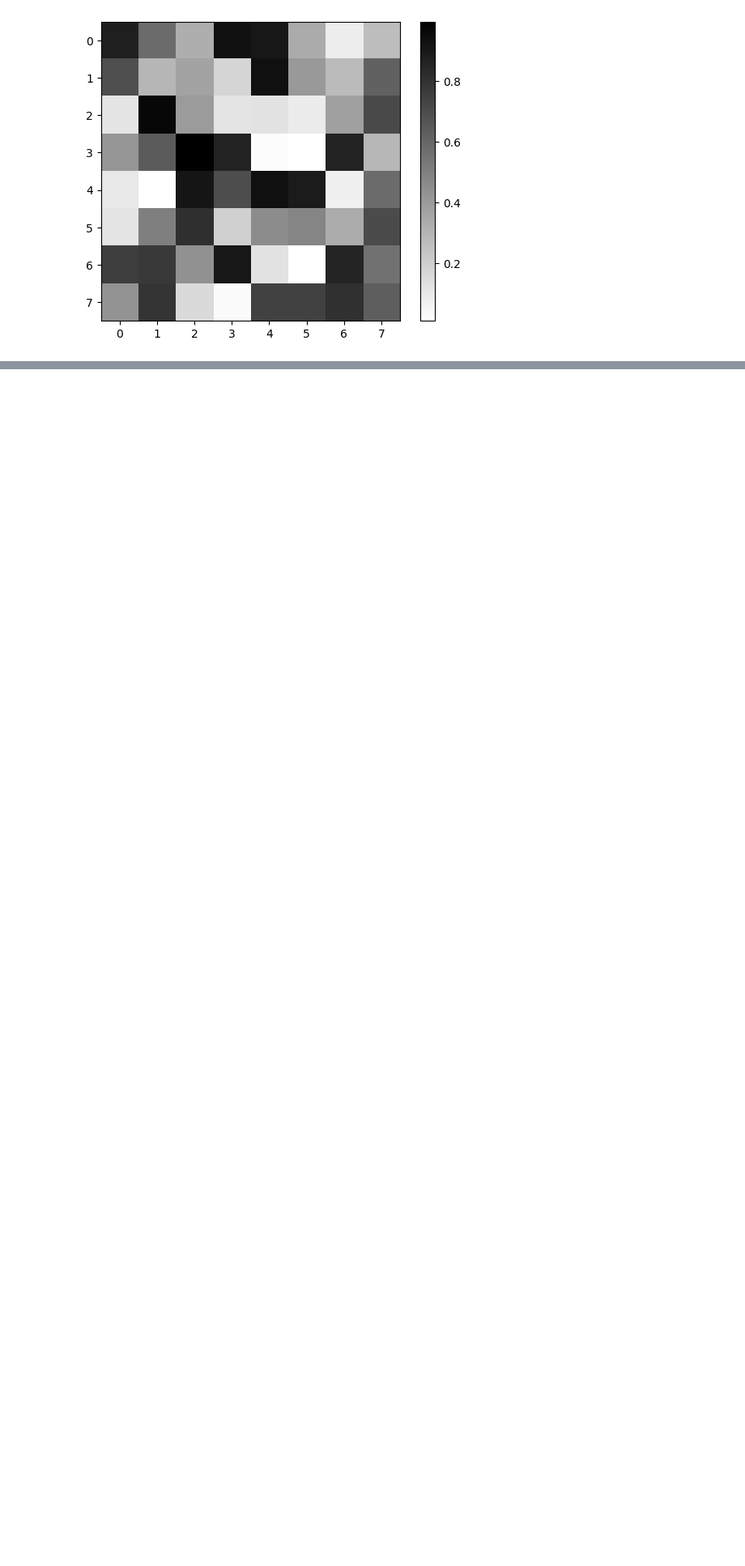
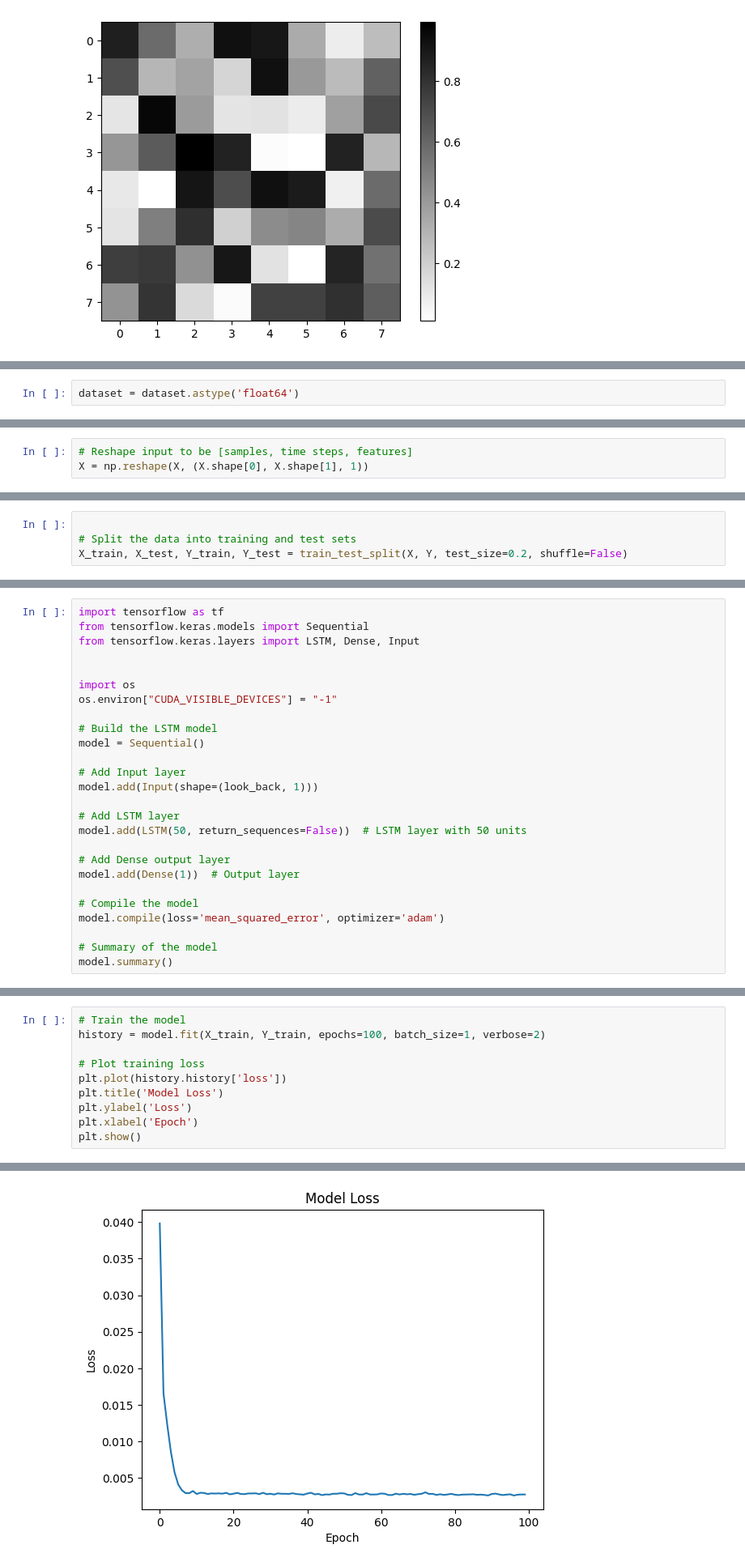
Before and after one commit to Yavar-Azar/ML_Course, a Jupyter notebook: Introduction/session1.ipynb, the cells around one changed output, grey strips where cells are left out. Shown at 81% size. Cells and saved outputs as stored; diff of their text form; blank space fills up the shorter version.

```diff
--- a/Introduction/session1.ipynb
+++ b/Introduction/session1.ipynb
@@ -74,0 +130,2 @@ plt.imshow(two_d, cmap='binary'), plt.colorbar()
+# %%
+dataset = dataset.astype('float64')
@@ -74,0 +173,3 @@ plt.imshow(two_d, cmap='binary'), plt.colorbar()
+# %%
+# Reshape input to be [samples, time steps, features]
+X = np.reshape(X, (X.shape[0], X.shape[1], 1))
@@ -74,0 +180,4 @@ plt.imshow(two_d, cmap='binary'), plt.colorbar()
+# %%
+
+# Split the data into training and test sets
+X_train, X_test, Y_train, Y_test = train_test_split(X, Y, test_size=0.2, shuffle=False)
@@ -74,0 +187,26 @@ plt.imshow(two_d, cmap='binary'), plt.colorbar()
+# %%
+import tensorflow as tf
+from tensorflow.keras.models import Sequential
+from tensorflow.keras.layers import LSTM, Dense, Input
+
+
+import os
+os.environ["CUDA_VISIBLE_DEVICES"] = "-1"
+
+# Build the LSTM model
+model = Sequential()
+
+# Add Input layer
+model.add(Input(shape=(look_back, 1)))
+
+# Add LSTM layer
+model.add(LSTM(50, return_sequences=False))  # LSTM layer with 50 units
+
+# Add Dense output layer
+model.add(Dense(1))  # Output layer
+
+# Compile the model
+model.compile(loss='mean_squared_error', optimizer='adam')
+
+# Summary of the model
+model.summary()
@@ -74,0 +228,11 @@ plt.imshow(two_d, cmap='binary'), plt.colorbar()
+# %%
+# Train the model
+history = model.fit(X_train, Y_train, epochs=100, batch_size=1, verbose=2)
+
+# Plot training loss
+plt.plot(history.history['loss'])
+plt.title('Model Loss')
+plt.ylabel('Loss')
+plt.xlabel('Epoch')
+plt.show()
+# %% [output]
@@ -74,0 +256 @@ plt.imshow(two_d, cmap='binary'), plt.colorbar()
+[figure, added]
```
Also changed, not shown: parts of 19 cells of this notebook.
